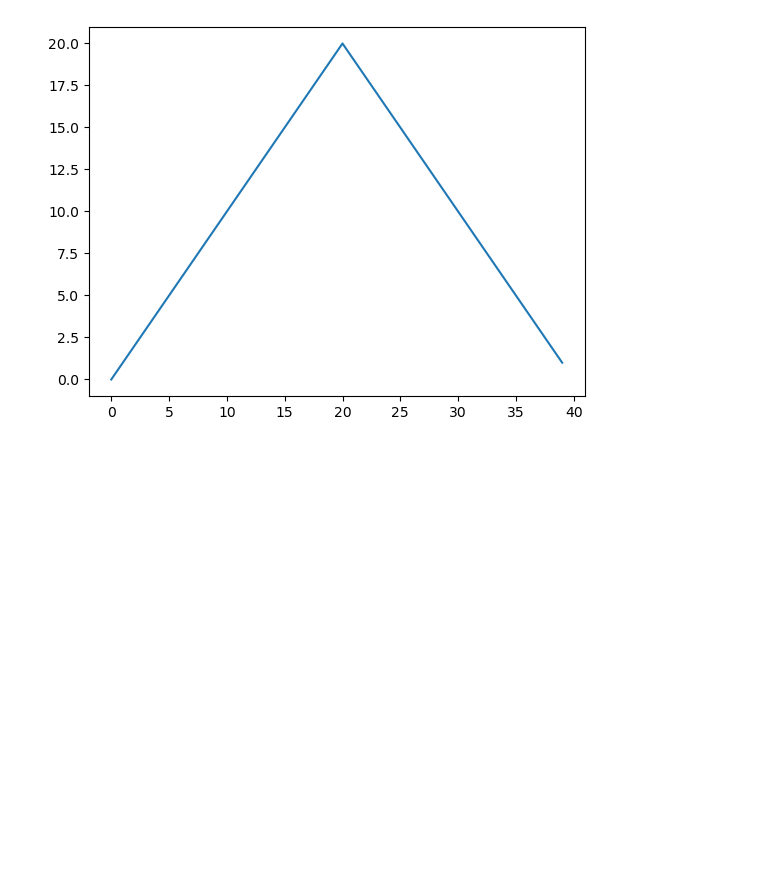
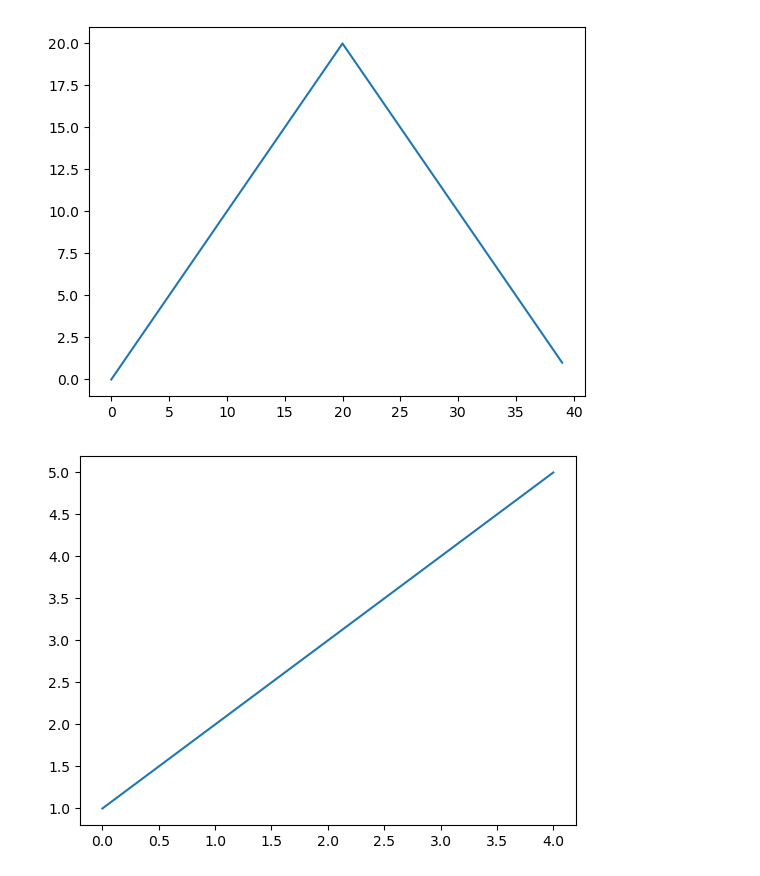
Before and after one commit to 4TUResearchData-Carpentries/gitautopush-sandbox, a Jupyter notebook: Python_day1.ipynb, the cells around one changed output. Saved outputs shown, nothing was run; the diff lists cells and outputs as text; code cells hidden in the pictures; blank space fills up the shorter version.

```diff
--- a/Python_day1.ipynb
+++ b/Python_day1.ipynb
@@ -364,3 +364,9 @@ plt.plot(data_max)
 plt.show()
 # %% [output]
 [figure]
+# %%
+new_arr=[1,2,3,4,5]
+plt.plot(new_arr)
+plt.show()
+# %% [output]
+[figure, added]
```
Also changed, not shown: parts of 1 cell of this notebook.
